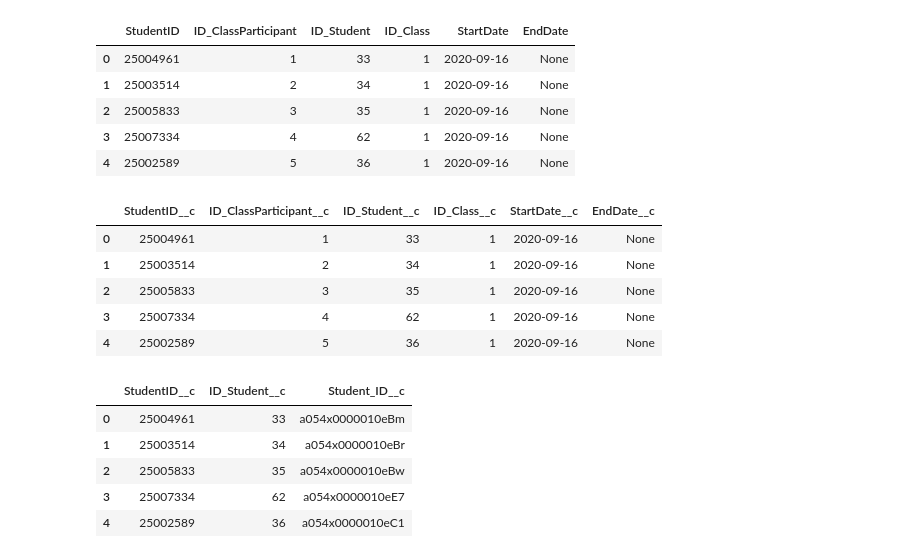
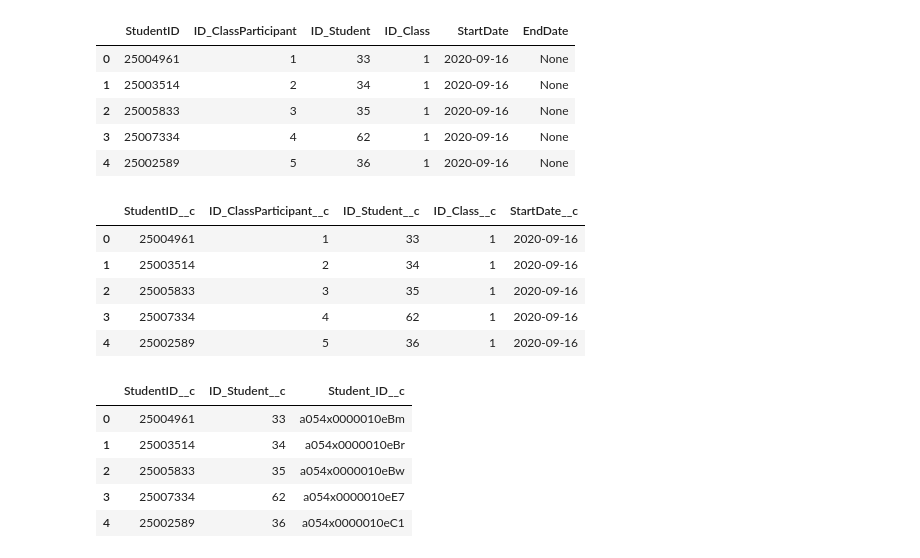
Before and after one commit to mgfrancis/etl_salesforce, a Jupyter notebook: Salesforce-ETL-Project-Starter-Code-Copy1.ipynb, the cells around one changed output. Saved outputs shown, nothing was run; the diff lists cells and outputs as text; code cells hidden in the pictures.

```diff
--- a/Salesforce-ETL-Project-Starter-Code-Copy1.ipynb
+++ b/Salesforce-ETL-Project-Starter-Code-Copy1.ipynb
@@ -507,21 +533,21 @@ cp1_data_df.head()
 # %%
 cp1_data_df.rename(columns={
     'StudentID':'StudentID__c',
     'ID_Student': 'ID_Student__c',
     'StartDate': 'StartDate__c',
-    'EndDate': 'EndDate__c',
     'ID_ClassParticipant': 'ID_ClassParticipant__c',
     'ID_Class': 'ID_Class__c'
 }, inplace=True)
 
+cp1_data_df = cp1_data_df[['StudentID__c','ID_ClassParticipant__c','ID_Student__c','ID_Class__c','StartDate__c']]
 cp1_data_df.head()
 # %% [output]
-|  | StudentID__c | ID_ClassParticipant__c | ID_Student__c | ID_Class__c | StartDate__c | EndDate__c |
-| 0 | 25004961 | 1 | 33 | 1 | 2020-09-16 | None |
-| 1 | 25003514 | 2 | 34 | 1 | 2020-09-16 | None |
-| 2 | 25005833 | 3 | 35 | 1 | 2020-09-16 | None |
-| 3 | 25007334 | 4 | 62 | 1 | 2020-09-16 | None |
-| 4 | 25002589 | 5 | 36 | 1 | 2020-09-16 | None |
+|  | StudentID__c | ID_ClassParticipant__c | ID_Student__c | ID_Class__c | StartDate__c |
+| 0 | 25004961 | 1 | 33 | 1 | 2020-09-16 |
+| 1 | 25003514 | 2 | 34 | 1 | 2020-09-16 |
+| 2 | 25005833 | 3 | 35 | 1 | 2020-09-16 |
+| 3 | 25007334 | 4 | 62 | 1 | 2020-09-16 |
+| 4 | 25002589 | 5 | 36 | 1 | 2020-09-16 |
 # %%
 #Join the students/classparticipants dataframe with the student Lookup table
 
```
Also changed, not shown: parts of 10 cells of this notebook.
